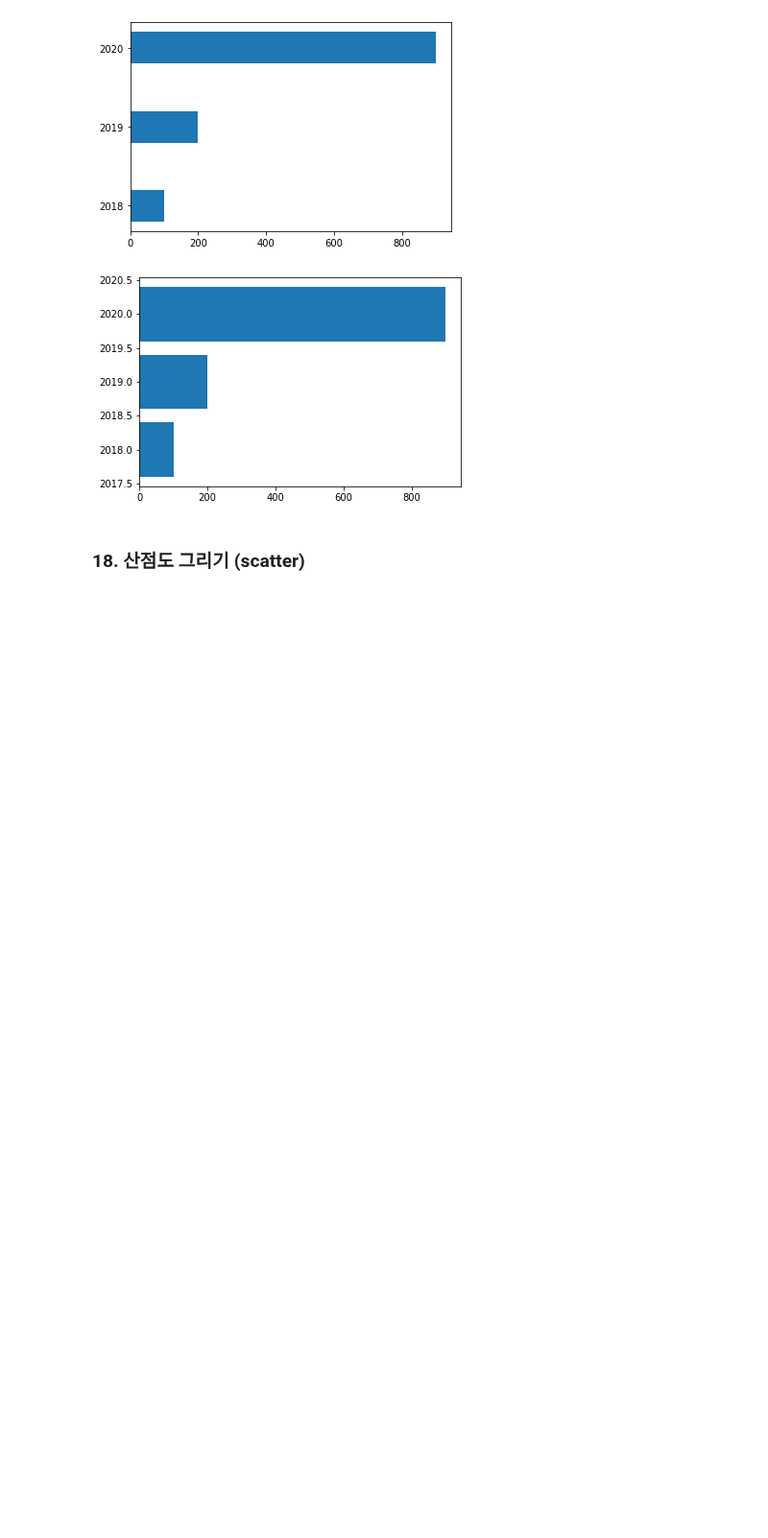
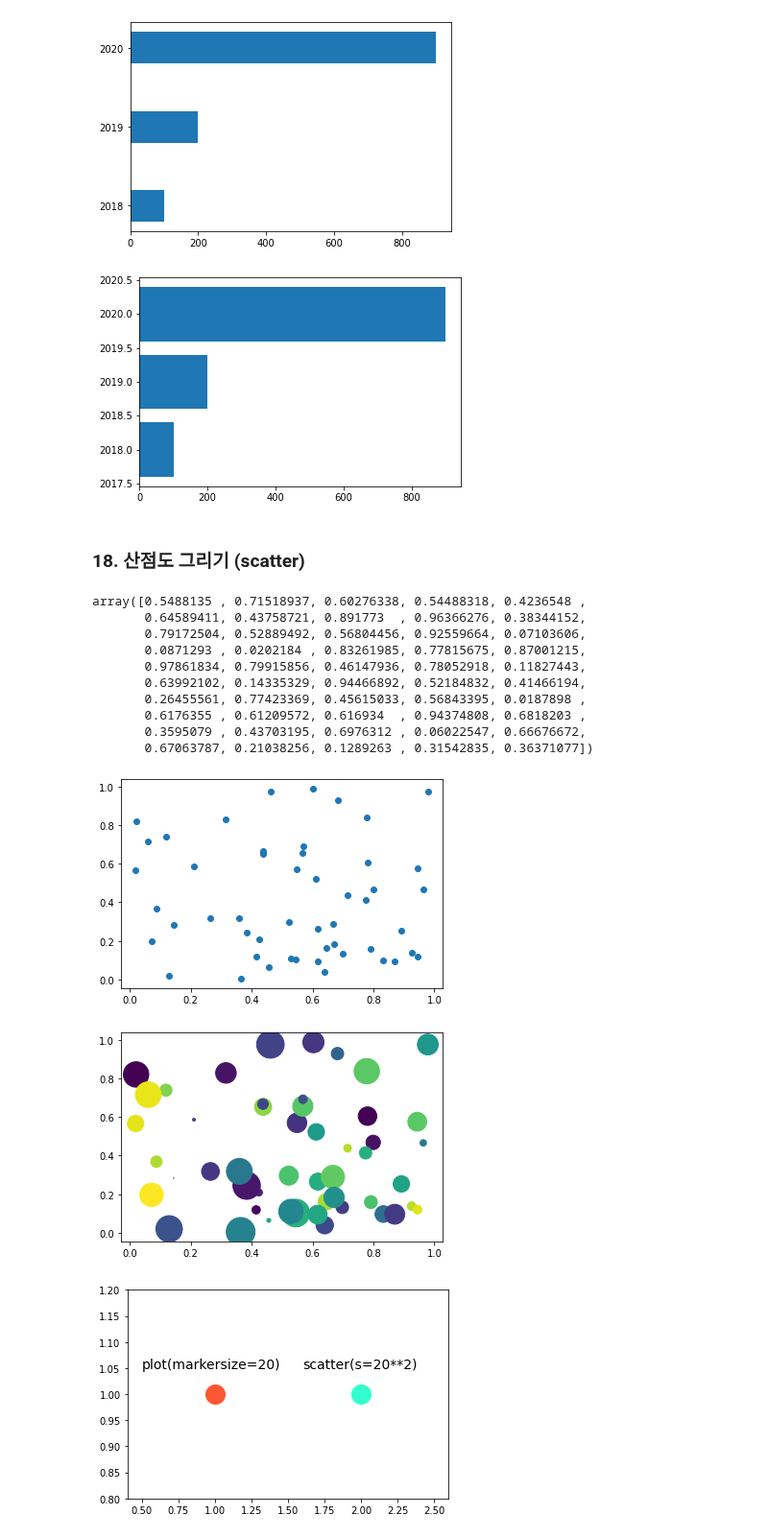
Before and after one commit to johyunkang/adp_certificate, a Jupyter notebook: visual_matplotlib.ipynb, the cells around one changed output. Shown at 96% size. Cells and saved outputs as stored; diff of their text form; code cells hidden in the pictures; blank space fills up the shorter version.

```diff
--- a/visual_matplotlib.ipynb
+++ b/visual_matplotlib.ipynb
@@ -549,3 +549,53 @@ plt.show()
 [figure]
 # %% [markdown]
 ### 18. 산점도 그리기 (scatter)
+# %%
+import matplotlib.pyplot as plt
+import numpy as np
+
+np.random.seed(0)
+
+n = 50
+x = np.random.rand(n)
+y = np.random.rand(n)
+display(x)
+plt.scatter(x, y)
+plt.show()
+
+
+
+area = (30 * np.random.rand(n)) **2
+colors = np.random.rand(n)
+
+plt.scatter(x, y, s=area, c=colors) # s : 마커 크기, c : 마커 색상
+plt.show()
+
+
+# plot() 함수 markersize 지정과, scatter() 함수의 s(size) 지정 참조
+# markersize=20 과 s=20**2 는 동일한 마커 크기
+plt.plot([1], [1], 'o', markersize=20, c='#FF5733')
+plt.scatter([2], [1], s=20**2, c='#33FFCE')
+
+plt.text(0.5, 1.05, 'plot(markersize=20)', fontdict={'size': 14} )
+plt.text(1.6, 1.05, 'scatter(s=20**2)', fontdict={'size': 14} )
+plt.axis([0.4, 2.6, 0.8, 1.2])
+plt.show()
+
+# 투명도(alpha)와 컬러맵(cmap)에 해당하는 문자열 지정
+plt.scatter(x, y, s=area, c=colors, alpha=0.5, cmap='Spectral')
+plt.colorbar()
+plt.show()
+# %% [output]
+array([0.5488135 , 0.71518937, 0.60276338, 0.54488318, 0.4236548 ,
+       0.64589411, 0.43758721, 0.891773  , 0.96366276, 0.38344152,
+       0.79172504, 0.52889492, 0.56804456, 0.92559664, 0.07103606,
+       0.0871293 , 0.0202184 , 0.83261985, 0.77815675, 0.87001215,
+       0.97861834, 0.79915856, 0.46147936, 0.78052918, 0.11827443,
+       0.63992102, 0.14335329, 0.94466892, 0.52184832, 0.41466194,
+       0.26455561, 0.77423369, 0.45615033, 0.56843395, 0.0187898 ,
+       0.6176355 , 0.61209572, 0.616934  , 0.94374808, 0.6818203 ,
+       0.3595079 , 0.43703195, 0.6976312 , 0.06022547, 0.66676672,
+       0.67063787, 0.21038256, 0.1289263 , 0.31542835, 0.36371077])
+[figure, added]
+[figure, added]
+[figure, added]
```
Also changed, not shown: parts of 9 cells of this notebook.
